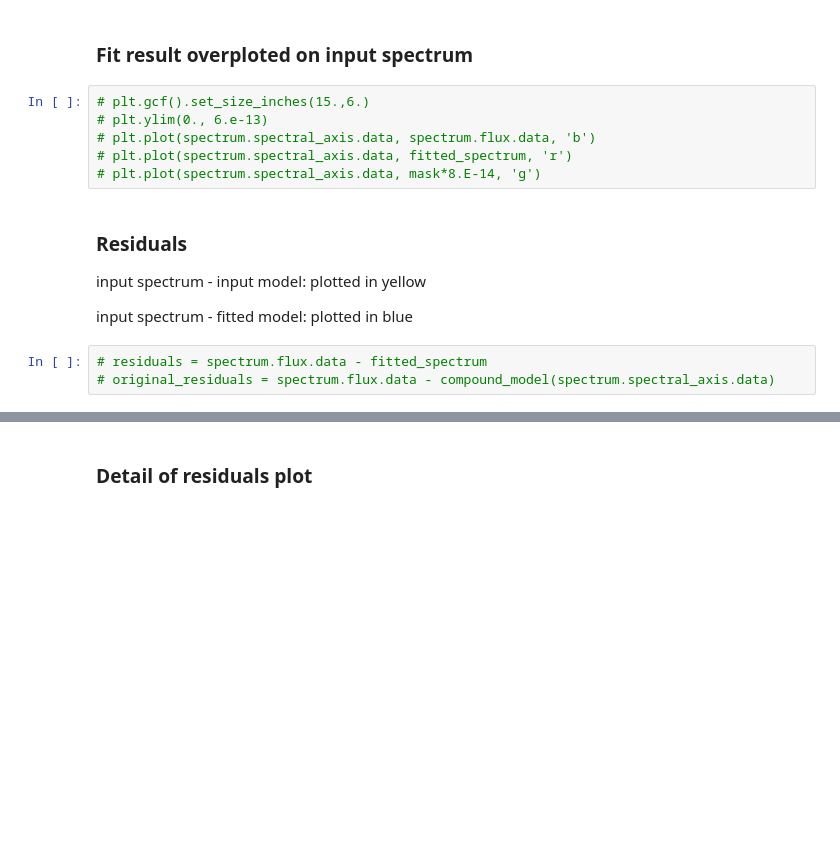
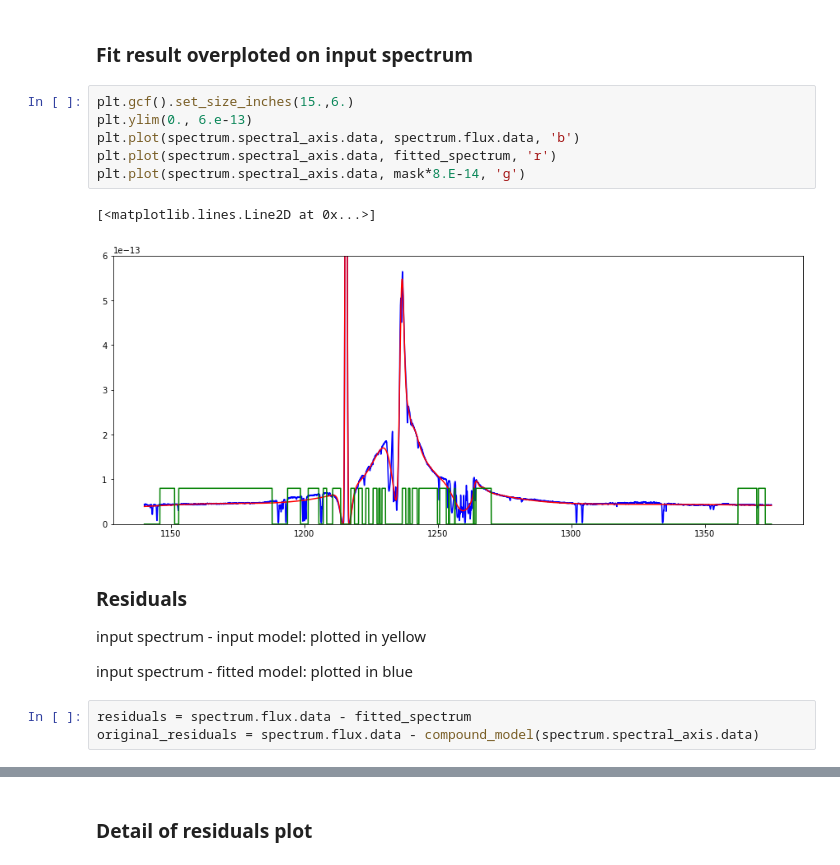
Before and after one commit to ibusko/specfit, a Jupyter notebook: proto/linefit_demo_specutils.ipynb, the cells around one changed output, grey strips where cells are left out. Drawn from its saved outputs; the diff is of its cells as text; blank space fills up the shorter version.

```diff
--- a/proto/linefit_demo_specutils.ipynb
+++ b/proto/linefit_demo_specutils.ipynb
@@ -225,11 +247,14 @@ print(fit_result)
 # %% [markdown]
 <h3>Fit result overploted on input spectrum</h3>
 # %%
-# plt.gcf().set_size_inches(15.,6.)
-# plt.ylim(0., 6.e-13)
-# plt.plot(spectrum.spectral_axis.data, spectrum.flux.data, 'b')
-# plt.plot(spectrum.spectral_axis.data, fitted_spectrum, 'r')
-# plt.plot(spectrum.spectral_axis.data, mask*8.E-14, 'g')
+plt.gcf().set_size_inches(15.,6.)
+plt.ylim(0., 6.e-13)
+plt.plot(spectrum.spectral_axis.data, spectrum.flux.data, 'b')
+plt.plot(spectrum.spectral_axis.data, fitted_spectrum, 'r')
+plt.plot(spectrum.spectral_axis.data, mask*8.E-14, 'g')
+# %% [output]
+[<matplotlib.lines.Line2D at 0x...>]
+[figure, added]
 # %% [markdown]
 <h3>Residuals</h3>
 
@@ -237,6 +262,6 @@ input spectrum - input model: plotted in yellow
 
 input spectrum - fitted model: plotted in blue
 # %%
-# residuals = spectrum.flux.data - fitted_spectrum
-# original_residuals = spectrum.flux.data - compound_model(spectrum.spectral_axis.data)
+residuals = spectrum.flux.data - fitted_spectrum
+original_residuals = spectrum.flux.data - compound_model(spectrum.spectral_axis.data)
 # %%
```
Also changed, not shown: parts of 12 cells of this notebook.
